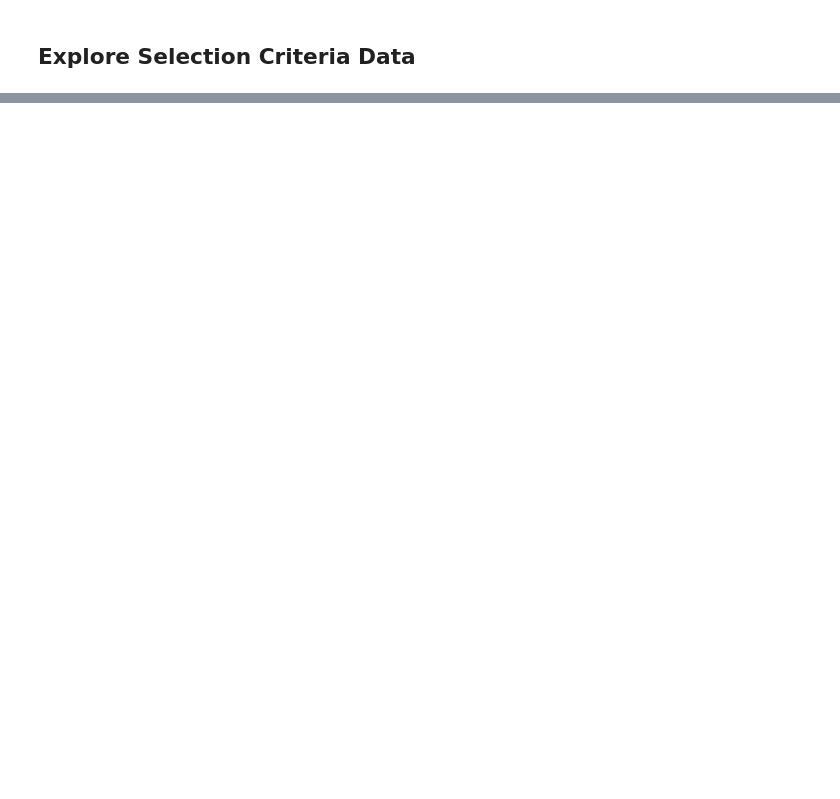
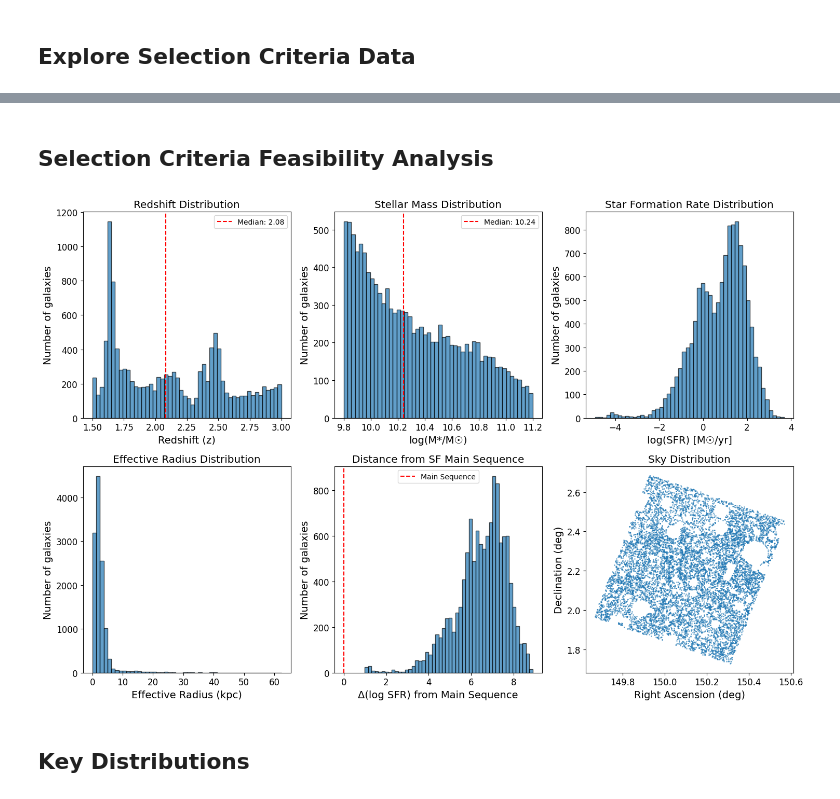
Before and after one commit to jkbarrerab/Pairs_JWST, a Jupyter notebook: notebooks/01_data_exploration.ipynb, the cells around one changed output, grey strips where cells are left out. Cells and saved outputs as stored; diff of their text form; code cells hidden in the pictures; blank space fills up the shorter version.

```diff
--- a/notebooks/01_data_exploration.ipynb
+++ b/notebooks/01_data_exploration.ipynb
@@ -35,0 +224,66 @@ selection_data.describe()
+# %% [markdown]
+## Selection Criteria Feasibility Analysis
+# %%
+# Set up plotting style
+plt.style.use('default')
+plt.rcParams['font.size'] = 12
+plt.rcParams['axes.labelsize'] = 14
+plt.rcParams['legend.fontsize'] = 10
+
+# Create comprehensive distribution plots
+fig, axes = plt.subplots(2, 3, figsize=(15, 10))
+axes = axes.flatten()
+
+# 1. Redshift distribution
+axes[0].hist(selection_data['z'], bins=50, alpha=0.7, edgecolor='black')
+axes[0].set_xlabel('Redshift (z)')
+axes[0].set_ylabel('Number of galaxies')
+axes[0].set_title('Redshift Distribution')
+axes[0].axvline(selection_data['z'].median(), color='red', linestyle='--', label=f'Median: {selection_data["z"].median():.2f}')
+axes[0].legend()
+
+# 2. Stellar mass distribution
+axes[1].hist(selection_data['logm'], bins=50, alpha=0.7, edgecolor='black')
+axes[1].set_xlabel('log(M*/M☉)')
+axes[1].set_ylabel('Number of galaxies')
+axes[1].set_title('Stellar Mass Distribution')
+axes[1].axvline(selection_data['logm'].median(), color='red', linestyle='--', label=f'Median: {selection_data["logm"].median():.2f}')
+axes[1].legend()
+
+# 3. Star formation rate distribution
+axes[2].hist(np.log10(selection_data['sfr']), bins=50, alpha=0.7, edgecolor='black')
+axes[2].set_xlabel('log(SFR) [M☉/yr]')
+axes[2].set_ylabel('Number of galaxies')
+axes[2].set_title('Star Formation Rate Distribution')
+
+# 4. Effective radius distribution
+valid_re = selection_data['Re_kpc'].dropna()
+if len(valid_re) > 0:
+    axes[3].hist(valid_re, bins=50, alpha=0.7, edgecolor='black')
+    axes[3].set_xlabel('Effective Radius (kpc)')
+    axes[3].set_ylabel('Number of galaxies')
+    axes[3].set_title('Effective Radius Distribution')
+else:
+    axes[3].text(0.5, 0.5, 'No valid Re_kpc data', ha='center', va='center', transform=axes[3].transAxes)
+    axes[3].set_title('Effective Radius Distribution')
+
+# 5. Distance from Main Sequence
+axes[4].hist(selection_data['DeltaMS'], bins=50, alpha=0.7, edgecolor='black')
+axes[4].set_xlabel('Δ(log SFR) from Main Sequence')
+axes[4].set_ylabel('Number of galaxies')
+axes[4].set_title('Distance from SF Main Sequence')
+axes[4].axvline(0, color='red', linestyle='--', label='Main Sequence')
+axes[4].legend()
+
+# 6. Sky distribution
+axes[5].scatter(selection_data['ra'], selection_data['dec'], s=1, alpha=0.5)
+axes[5].set_xlabel('Right Ascension (deg)')
+axes[5].set_ylabel('Declination (deg)')
+axes[5].set_title('Sky Distribution')
+
+plt.tight_layout()
+plt.show()
+# %% [output]
+[figure, added]
+# %% [markdown]
+## Key Distributions
```
Also changed, not shown: parts of 8 cells of this notebook, 2 other files.
